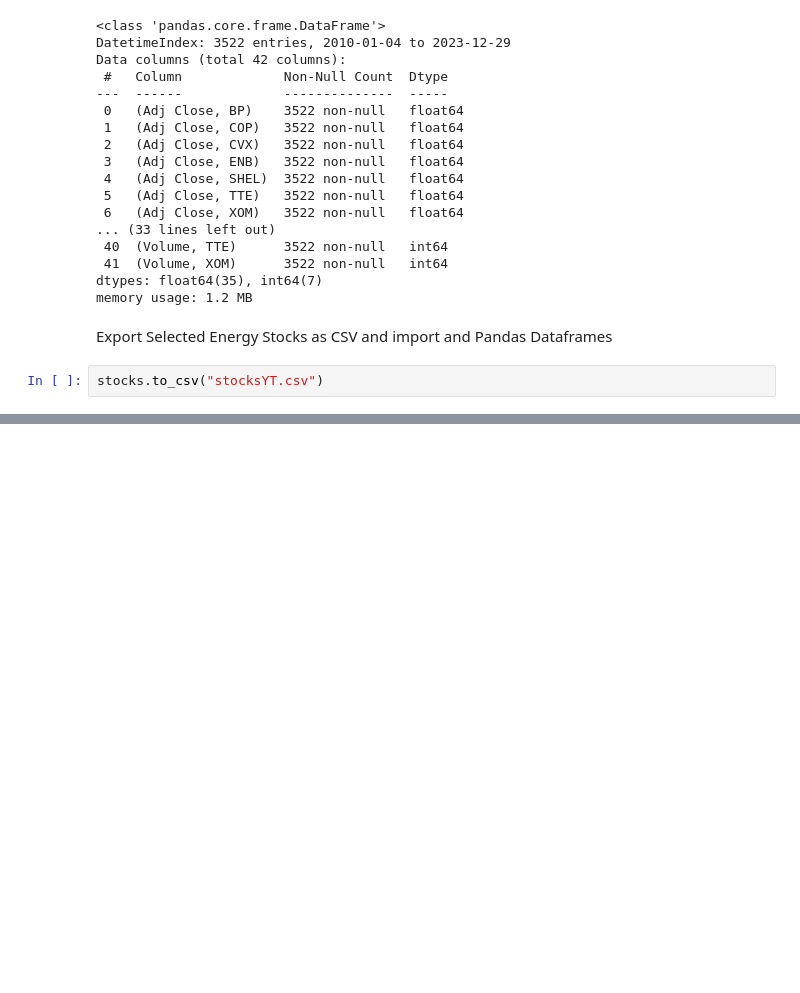
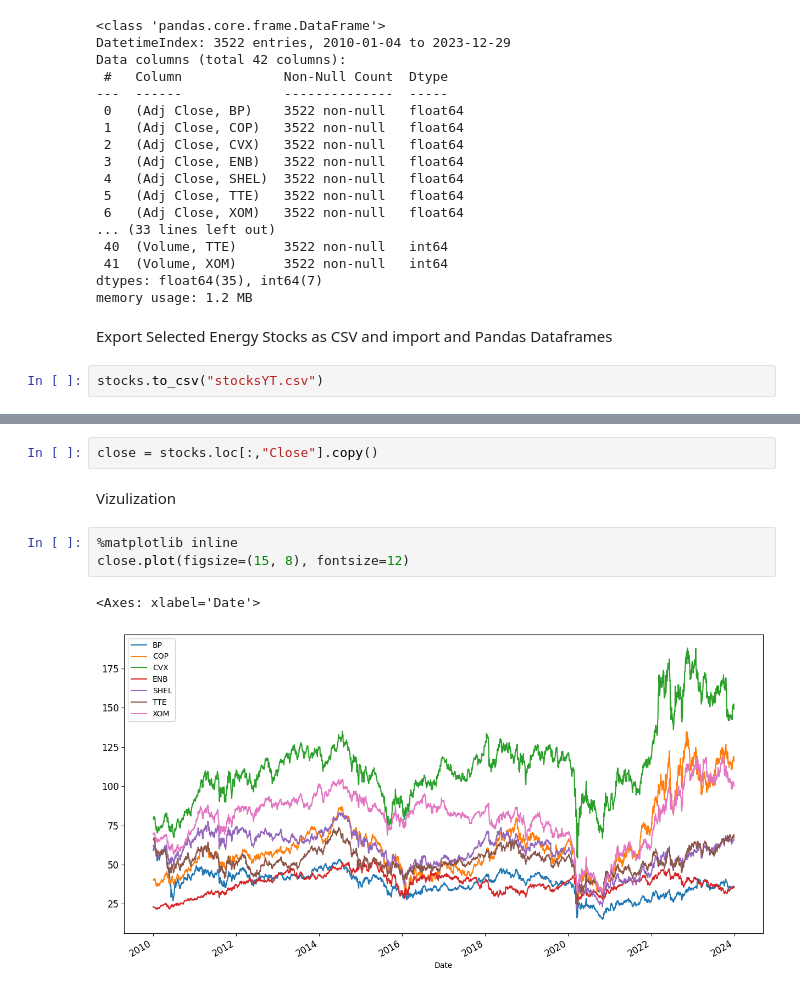
Before and after one commit to Shaun-Gillie/Algo, a Jupyter notebook: Energy Trading.ipynb, the cells around one changed output, grey strips where cells are left out. Saved outputs shown, nothing was run; the diff lists cells and outputs as text; blank space fills up the shorter version.

```diff
--- a/Energy Trading.ipynb
+++ b/Energy Trading.ipynb
@@ -116 +156,11 @@ stocks
 3522 rows × 42 columns
+# %%
+close = stocks.loc[:,"Close"].copy()
+# %% [markdown]
+Vizulization
+# %%
+%matplotlib inline
+close.plot(figsize=(15, 8), fontsize=12)
+# %% [output]
+<Axes: xlabel='Date'>
+[figure, added]
```
Also changed, not shown: parts of 20 cells of this notebook.
